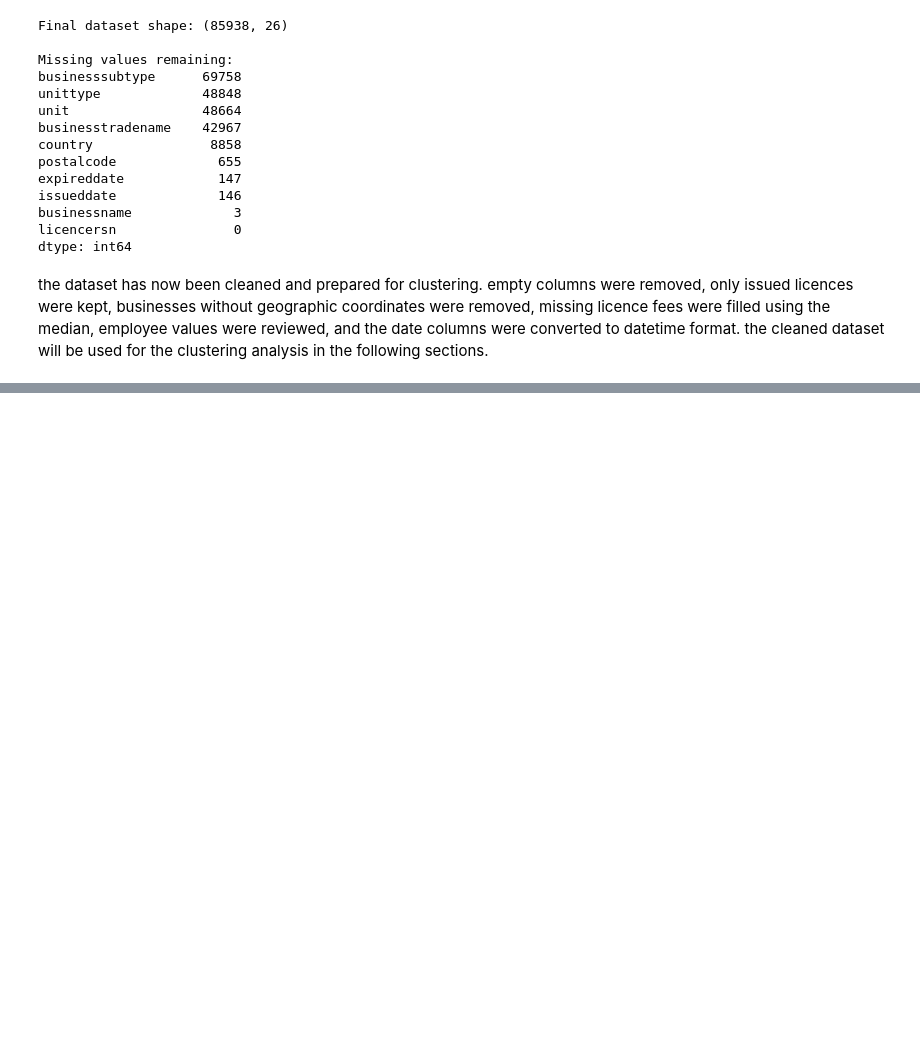
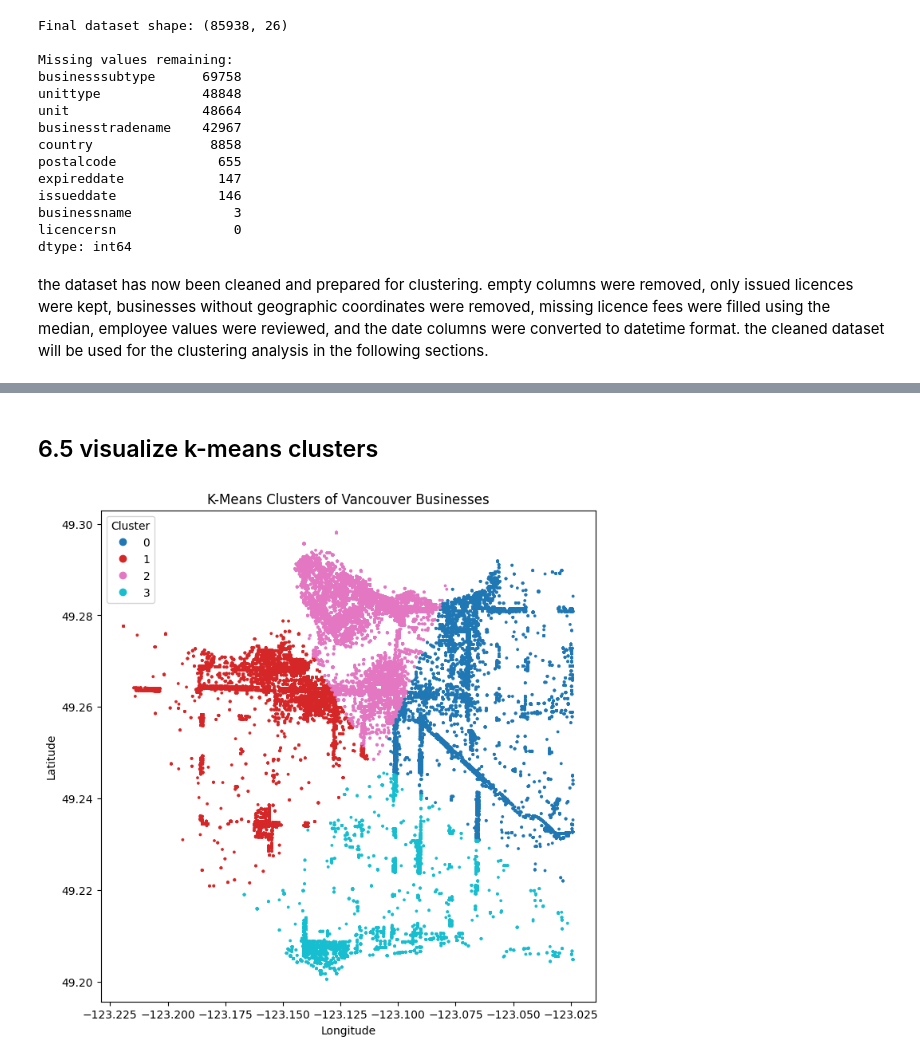
Before and after one commit to MSagri05/Assignment-03-Unsupervised-Learning-Classical-NLP, a Jupyter notebook: Assignment_3_Unsupervised_Learning_&_Classical_NLP.ipynb, the cells around one changed output, grey strips where cells are left out. Saved outputs shown, nothing was run; the diff lists cells and outputs as text; code cells hidden in the pictures; blank space fills up the shorter version.

```diff
--- a/Assignment_3_Unsupervised_Learning_&_Classical_NLP.ipynb
+++ b/Assignment_3_Unsupervised_Learning_&_Classical_NLP.ipynb
@@ -456,0 +524,7 @@ the dataset has now been cleaned and prepared for clustering. empty columns were
+# %%
+kmeans = KMeans(n_clusters=4, random_state=42, n_init=10)
+
+df["kmeans_cluster"] = kmeans.fit_predict(geo_scaled)
+
+print("Number of businesses in each cluster:")
+print(df["kmeans_cluster"].value_counts().sort_index())
@@ -456,0 +541,21 @@ the dataset has now been cleaned and prepared for clustering. empty columns were
+# %% [markdown]
+## 6.5 visualize k-means clusters
+# %%
+plt.figure(figsize=(8,8))
+
+scatter = plt.scatter(
+    df["longitude"],
+    df["latitude"],
+    c=df["kmeans_cluster"],
+    cmap="tab10",
+    s=3
+)
+
+plt.legend(*scatter.legend_elements(), title="Cluster")
+plt.title("K-Means Clusters of Vancouver Businesses")
+plt.xlabel("Longitude")
+plt.ylabel("Latitude")
+
+plt.show()
+# %% [output]
+[figure, added]
```
Also changed, not shown: parts of 16 cells of this notebook.
